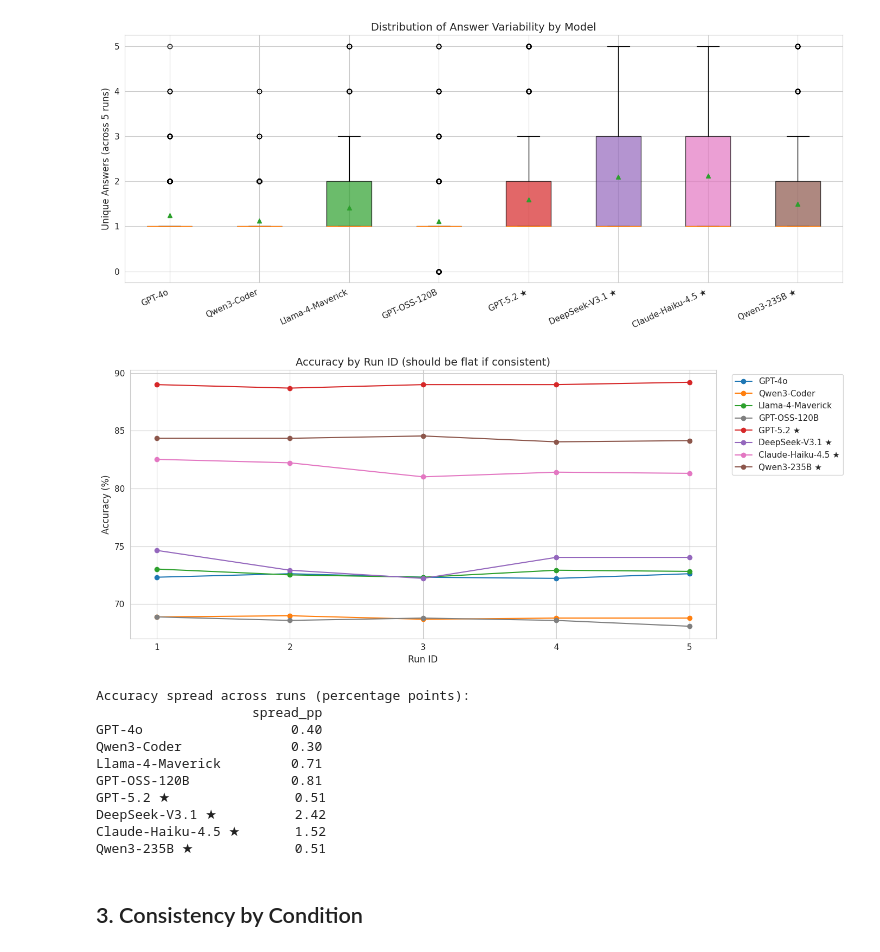
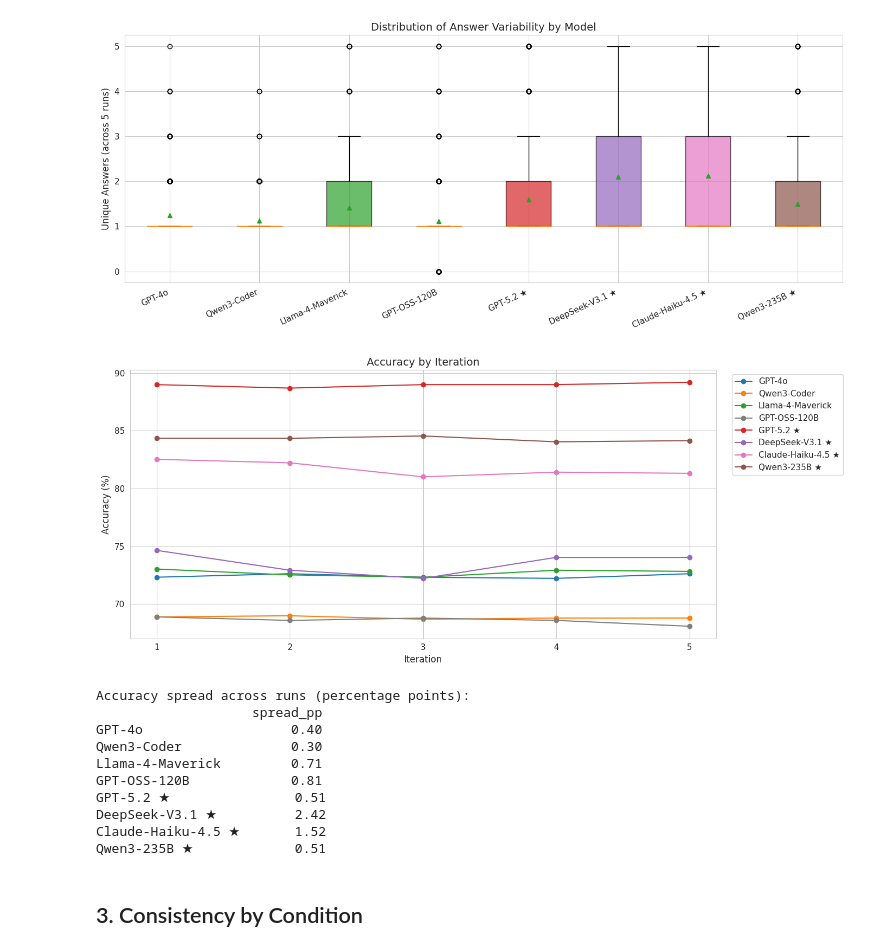
Before and after one commit to janewarren/math_gender, a Jupyter notebook: conversion_test/4_replication_test/analysis.ipynb, the cells around one changed output. Drawn from its saved outputs; the diff is of its cells as text; code cells hidden in the pictures.

```diff
--- a/conversion_test/4_replication_test/analysis.ipynb
+++ b/conversion_test/4_replication_test/analysis.ipynb
@@ -261,30 +261,30 @@ plt.show()
 # %%
 # Per-run accuracy by model: does accuracy vary across the 5 runs?
 run_acc = df.groupby(['model', 'run_id'])['is_correct'].mean().reset_index()
 run_acc.columns = ['model', 'run_id', 'accuracy']
 
 fig, ax = plt.subplots(figsize=(14, 6))
 for m in ordered:
     mdata = run_acc[run_acc['model'] == m]
     ax.plot(mdata['run_id'], mdata['accuracy'] * 100, 'o-',
             label=MODEL_DISPLAY.get(m, m), color=MODEL_COLORS.get(m, '#333'))
-ax.set_xlabel('Run ID')
+ax.set_xlabel('Iteration')
 ax.set_ylabel('Accuracy (%)')
-ax.set_title('Accuracy by Run ID (should be flat if consistent)')
+ax.set_title('Accuracy by Iteration')
 ax.set_xticks(range(1, df['run_id'].max() + 1))
 ax.legend(bbox_to_anchor=(1.02, 1), loc='upper left')
 plt.tight_layout()
 plt.show()
 
 # Print accuracy spread (max - min across runs)
 spread = run_acc.groupby('model')['accuracy'].agg(['min','max'])
 spread['spread_pp'] = ((spread['max'] - spread['min']) * 100).round(2)
 spread = spread.reindex([m for m in ordered])
 spread.index = [MODEL_DISPLAY.get(m, m) for m in spread.index]
 print("Accuracy spread across runs (percentage points):")
 print(spread[['spread_pp']].to_string())
 # %% [output]
-[figure, old version]
+[figure, new version]
 Accuracy spread across runs (percentage points):
                     spread_pp
 GPT-4o                   0.40
```
Also changed, not shown: parts of 1 cell of this notebook, 30 other files.
